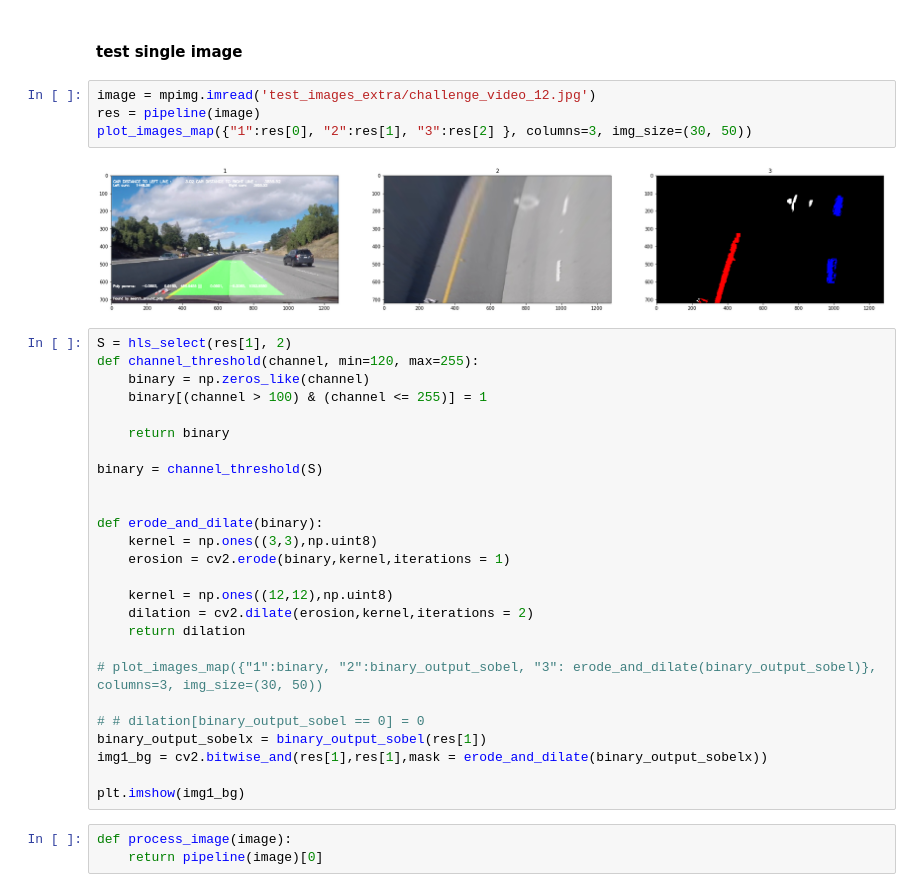
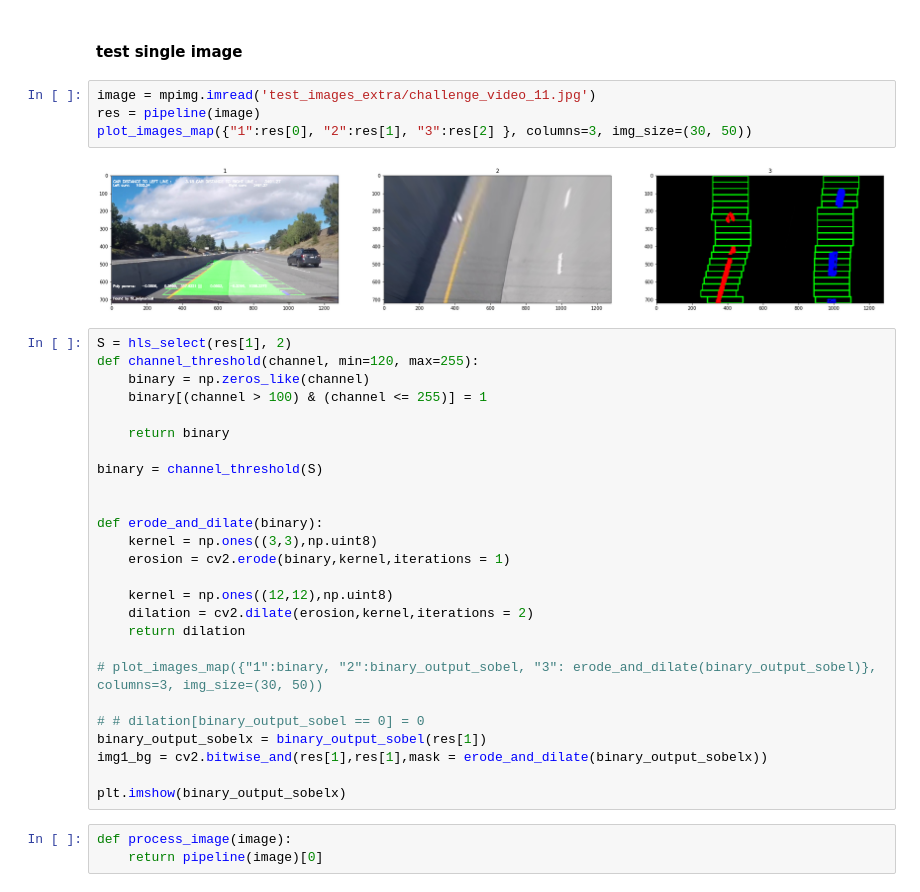
Before and after one commit to andriikushch/CarND-Advanced-Lane-Lines, a Jupyter notebook: P2.ipynb, the cells around one changed output. Saved outputs shown, nothing was run; the diff lists cells and outputs as text.

```diff
--- a/P2.ipynb
+++ b/P2.ipynb
@@ -123,11 +123,11 @@ for i in range(0,170):
 # %% [markdown]
 #### test single image
 # %%
-image = mpimg.imread('test_images_extra/challenge_video_12.jpg')
+image = mpimg.imread('test_images_extra/challenge_video_11.jpg')
 res = pipeline(image)
 plot_images_map({"1":res[0], "2":res[1], "3":res[2] }, columns=3, img_size=(30, 50))
 # %% [output]
-[figure, old version]
+[figure, new version]
 # %%
 S = hls_select(res[1], 2)
 def channel_threshold(channel, min=120, max=255):
@@ -153,7 +153,7 @@ def erode_and_dilate(binary):
 binary_output_sobelx = binary_output_sobel(res[1])
 img1_bg = cv2.bitwise_and(res[1],res[1],mask = erode_and_dilate(binary_output_sobelx))
 
-plt.imshow(img1_bg)
+plt.imshow(binary_output_sobelx)
 # %%
 def process_image(image):
     return pipeline(image)[0]
```
Also changed, not shown: parts of 1 cell of this notebook, 2 other files.
